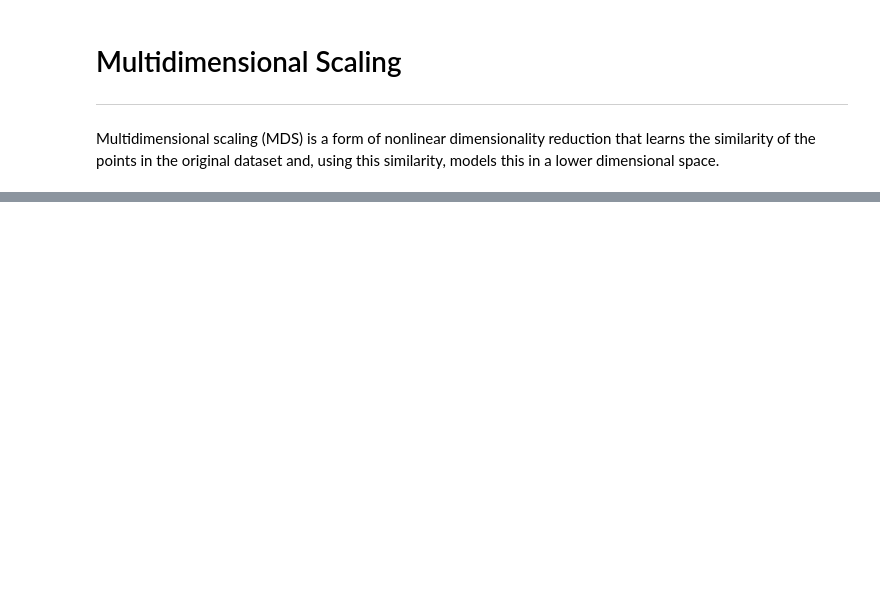
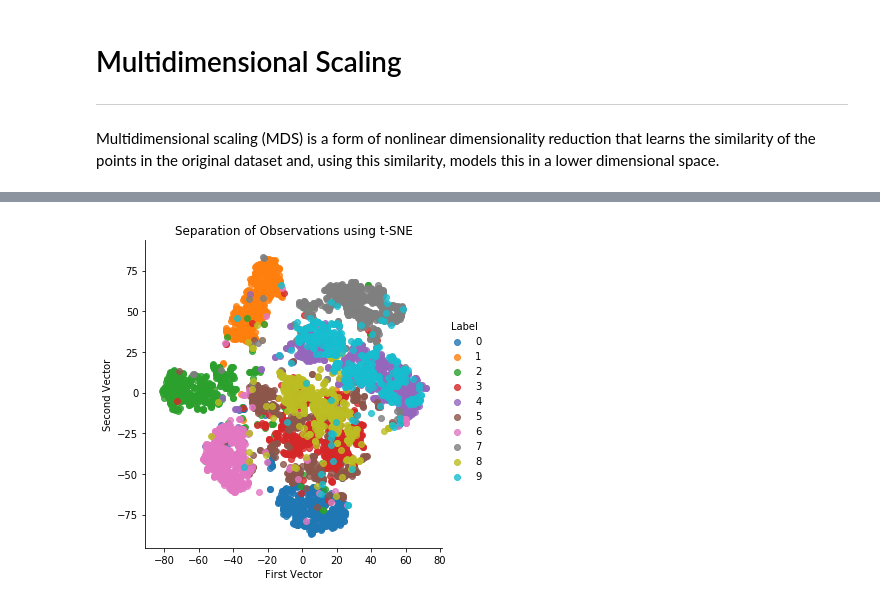
Before and after one commit to andrewhong5297/Unsupervised_Learning, a Jupyter notebook: A Tour of Dimensionality Reduction in Scikit-Learn.ipynb, the cells around one changed output, grey strips where cells are left out. Saved outputs shown, nothing was run; the diff lists cells and outputs as text; code cells hidden in the pictures; blank space fills up the shorter version.

Commit message:
finished the tour of dimensionality reduction techniques in scikit learn

```diff
--- a/A Tour of Dimensionality Reduction in Scikit-Learn.ipynb
+++ b/A Tour of Dimensionality Reduction in Scikit-Learn.ipynb
@@ -292,0 +317,17 @@ mds = MDS(n_components=n_components, n_init=n_init, max_iter=max_iter, metric=me
+# %%
+from sklearn.manifold import TSNE
+
+n_components=2
+learning_rate=300
+perplexity=30
+early_exaggeration=12
+init='random'
+random_state=42
+
+tSNE = TSNE( n_components=n_components, learning_rate=learning_rate, perplexity=perplexity,\
+           early_exaggeration=early_exaggeration, init=init, random_state=random_state )
+
+X_train_tSNE = pd.DataFrame(data=tSNE.fit_transform(X_train_PCA.loc[:5000,:9]),index=train_index[:5001])
+scatterPlot(X_train_tSNE,y_train,'t-SNE')
+# %% [output]
+[figure, added]
```
Also changed, not shown: parts of 12 cells of this notebook.
